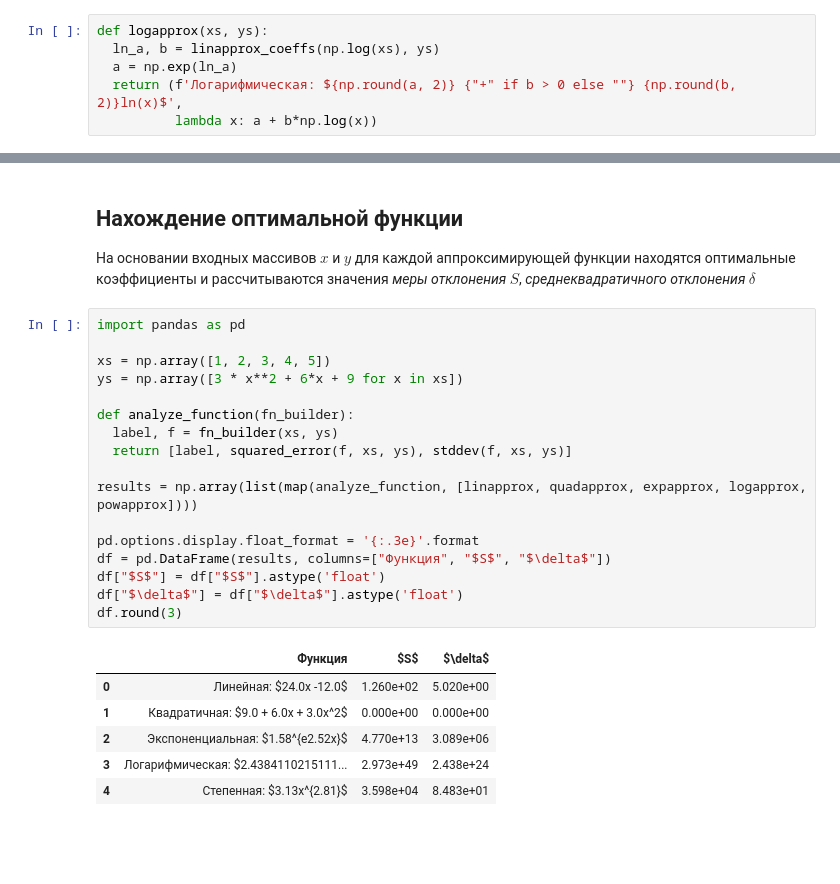
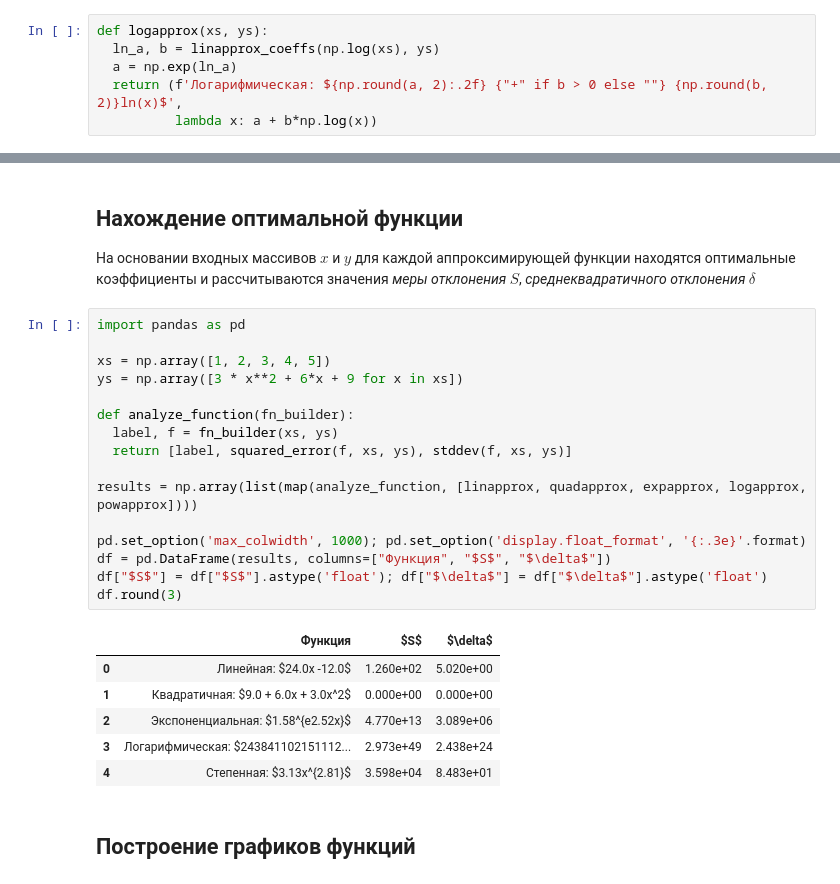
Before and after one commit to timlathy/itmo-second-year, a Jupyter notebook: Computational-Mathematics/Lab2/Report.ipynb, the cells around one changed output, grey strips where cells are left out. Cells and saved outputs as stored; diff of their text form; blank space fills up the shorter version.

```diff
--- a/Computational-Mathematics/Lab2/Report.ipynb
+++ b/Computational-Mathematics/Lab2/Report.ipynb
@@ -92,7 +92,7 @@ def expapprox(xs, ys):
 def logapprox(xs, ys):
   ln_a, b = linapprox_coeffs(np.log(xs), ys)
   a = np.exp(ln_a)
-  return (f'Логарифмическая: ${np.round(a, 2)} {"+" if b > 0 else ""} {np.round(b, 2)}ln(x)$',
+  return (f'Логарифмическая: ${np.round(a, 2):.2f} {"+" if b > 0 else ""} {np.round(b, 2)}ln(x)$',
           lambda x: a + b*np.log(x))
 # %% [markdown]
 ### Степенная аппроксимация
@@ -111,24 +111,25 @@ def powapprox(xs, ys):
 # %%
 import pandas as pd
 
 xs = np.array([1, 2, 3, 4, 5])
 ys = np.array([3 * x**2 + 6*x + 9 for x in xs])
 
 def analyze_function(fn_builder):
   label, f = fn_builder(xs, ys)
   return [label, squared_error(f, xs, ys), stddev(f, xs, ys)]
 
 results = np.array(list(map(analyze_function, [linapprox, quadapprox, expapprox, logapprox, powapprox])))
 
-pd.options.display.float_format = '{:.3e}'.format
+pd.set_option('max_colwidth', 1000); pd.set_option('display.float_format', '{:.3e}'.format)
 df = pd.DataFrame(results, columns=["Функция", "$S$", "$\delta$"])
-df["$S$"] = df["$S$"].astype('float')
-df["$\delta$"] = df["$\delta$"].astype('float')
+df["$S$"] = df["$S$"].astype('float'); df["$\delta$"] = df["$\delta$"].astype('float')
 df.round(3)
 # %% [output]
 |  | Функция | $S$ | $\delta$ |
 | 0 | Линейная: $24.0x -12.0$ | 1.260e+02 | 5.020e+00 |
 | 1 | Квадратичная: $9.0 + 6.0x + 3.0x^2$ | 0.000e+00 | 0.000e+00 |
 | 2 | Экспоненциальная: $1.58^{e2.52x}$ | 4.770e+13 | 3.089e+06 |
-| 3 | Логарифмическая: $2.4384110215111... | 2.973e+49 | 2.438e+24 |
+| 3 | Логарифмическая: $243841102151112... | 2.973e+49 | 2.438e+24 |
 | 4 | Степенная: $3.13x^{2.81}$ | 3.598e+04 | 8.483e+01 |
+# %% [markdown]
+## Построение графиков функций
```
Also changed, not shown: parts of 2 cells of this notebook.
